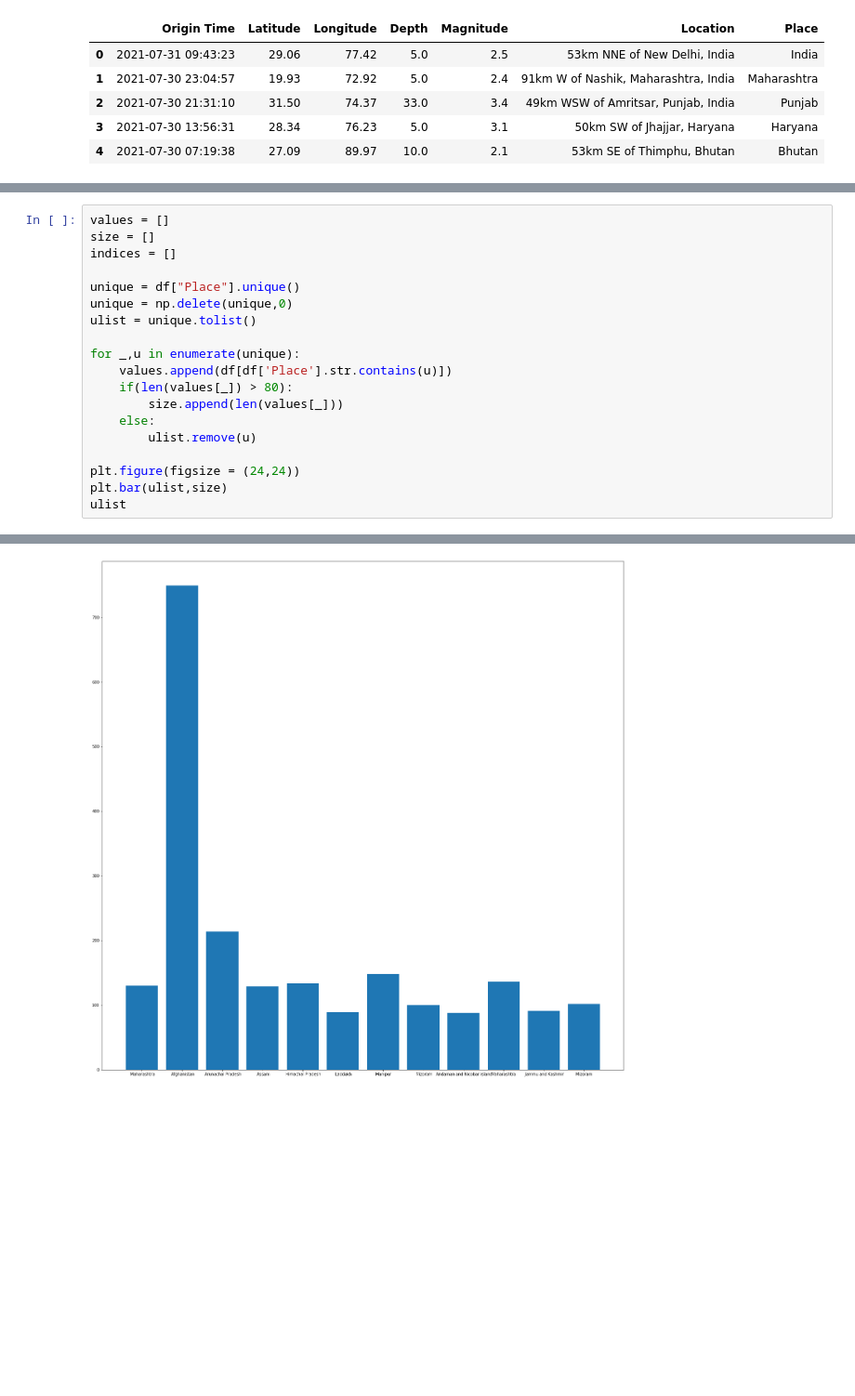
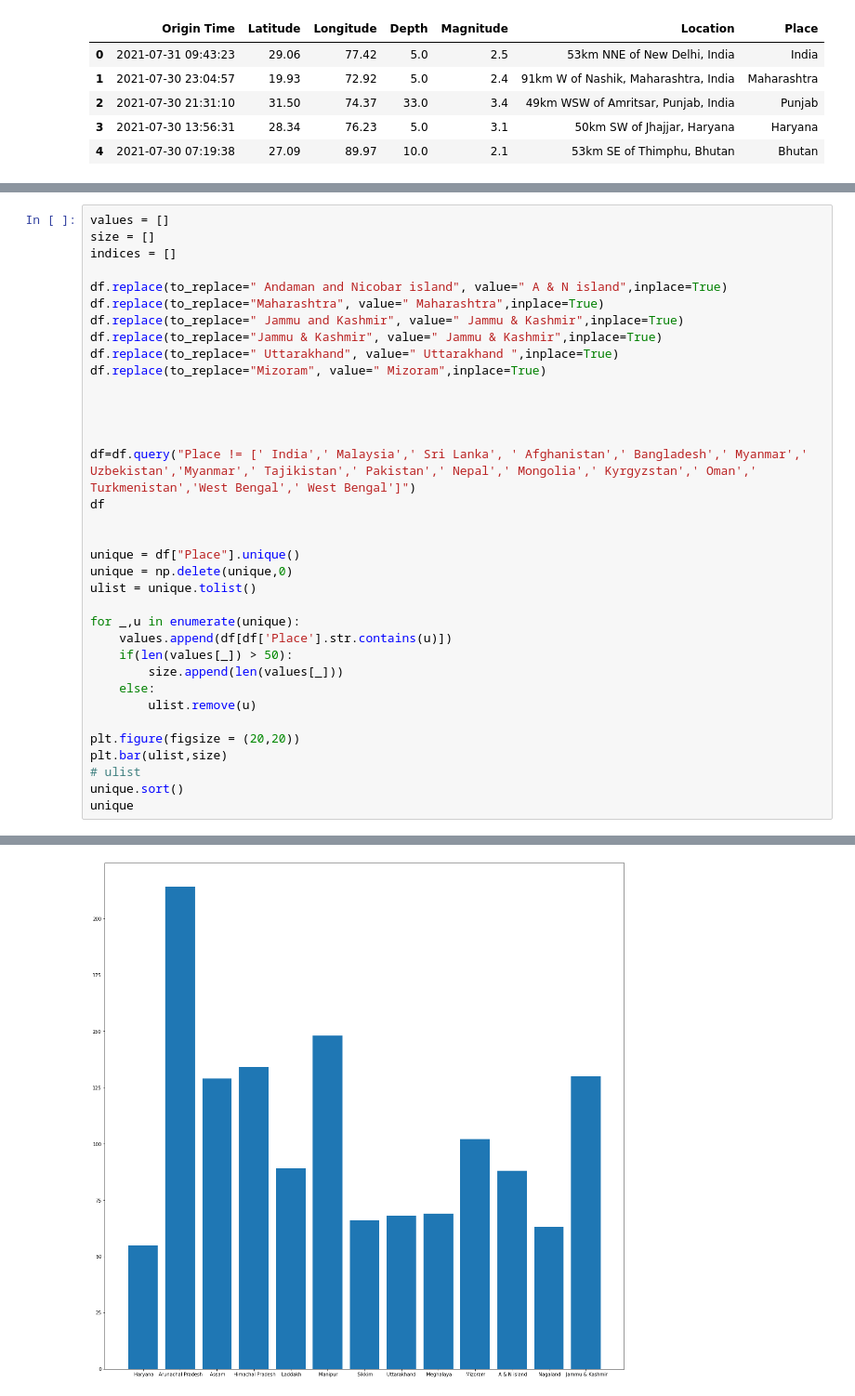
Before and after one commit to vishwaskotegar/Earthquake-Prediction, a Jupyter notebook: Visualisation.ipynb, the cells around one changed output, grey strips where cells are left out. Shown at 93% size. Drawn from its saved outputs; the diff is of its cells as text; blank space fills up the shorter version.

```diff
--- a/Visualisation.ipynb
+++ b/Visualisation.ipynb
@@ -35,6 +44,20 @@ df.head()
 values = []
 size = []
 indices = []
+
+df.replace(to_replace=" Andaman and Nicobar island", value=" A & N island",inplace=True)
+df.replace(to_replace="Maharashtra", value=" Maharashtra",inplace=True)
+df.replace(to_replace=" Jammu and Kashmir", value=" Jammu & Kashmir",inplace=True)
+df.replace(to_replace="Jammu & Kashmir", value=" Jammu & Kashmir",inplace=True)
+df.replace(to_replace=" Uttarakhand", value=" Uttarakhand ",inplace=True)
+df.replace(to_replace="Mizoram", value=" Mizoram",inplace=True)
+
+
+
+
+df=df.query("Place != [' India',' Malaysia',' Sri Lanka', ' Afghanistan',' Bangladesh',' Myanmar',' Uzbekistan','Myanmar',' Tajikistan',' Pakistan',' Nepal',' Mongolia',' Kyrgyzstan',' Oman',' Turkmenistan','West Bengal',' West Bengal']")
+df
+
 
 unique = df["Place"].unique()
 unique = np.delete(unique,0)
@@ -42,12 +65,14 @@ ulist = unique.tolist()
 
 for _,u in enumerate(unique):
     values.append(df[df['Place'].str.contains(u)])
-    if(len(values[_]) > 80):
+    if(len(values[_]) > 50):
         size.append(len(values[_]))
     else:
         ulist.remove(u)
 
-plt.figure(figsize = (24,24))
+plt.figure(figsize = (20,20))
 plt.bar(ulist,size)
-ulist
+# ulist
+unique.sort()
+unique
 # %% [output]
@@ -66 +87 @@ ulist
-[figure, old version]
+[figure, new version]
```
Also changed, not shown: parts of 16 cells of this notebook, 2 other files.
